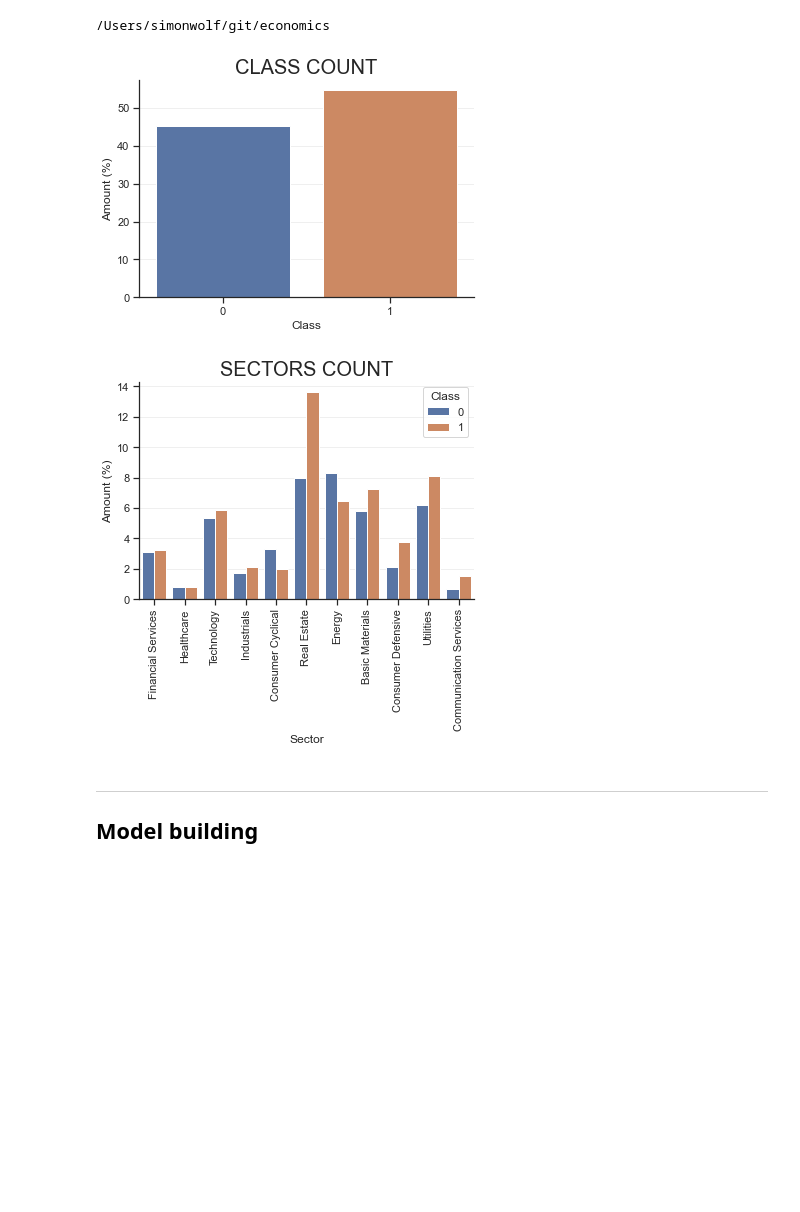
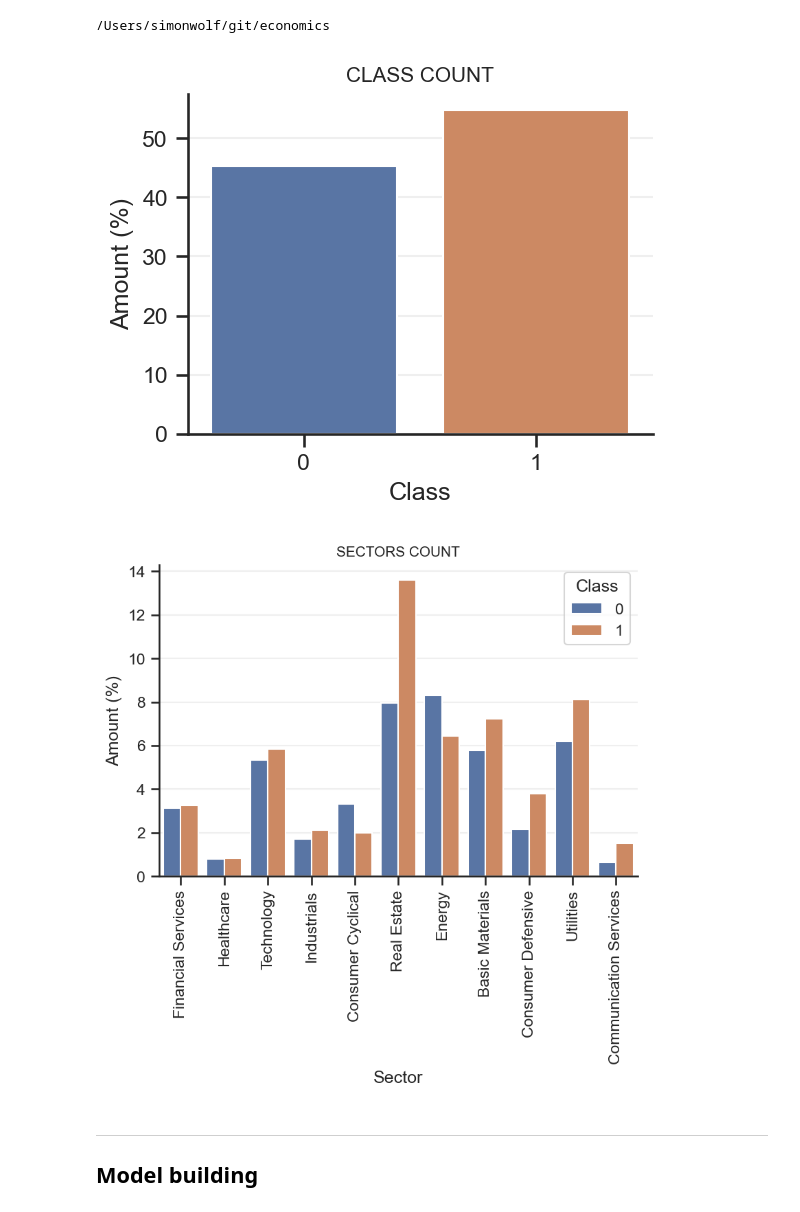
Before and after one commit to Simbonobo/economics, a Jupyter notebook: notebooks/Prediction.ipynb, the cells around one changed output. Drawn from its saved outputs; the diff is of its cells as text; code cells hidden in the pictures; blank space fills up the shorter version.

```diff
--- a/notebooks/Prediction.ipynb
+++ b/notebooks/Prediction.ipynb
@@ -19,11 +19,13 @@ from sklearn.metrics import classification_report
 from sklearn.metrics import confusion_matrix
 from sklearn.metrics import ConfusionMatrixDisplay
 from scipy.stats import loguniform
+from sklearn.linear_model import LogisticRegression
 
 # sns.set_theme(style="whitegrid")
 
 custom_params = {"axes.spines.right": False, "axes.spines.top": False}
 sns.set_theme(style="ticks", rc=custom_params)
+plt.rcParams['figure.dpi'] = 150
 # %%
 df = utils.read_csv()
 
@@ -31,27 +33,31 @@ df[["Stock", "Sector", "Class", "Year"]] = df[["Stock", "Sector", "Class", "Year
 # %%
 # Plot class distribution
 df_class = df['Class'].value_counts() / df.shape[0] * 100
+fig = plt.figure(figsize=(4,3))
 sns.barplot([1,0], df_class)
 plt.ylabel('Amount (%)')
 plt.xlabel('Class')
 plt.grid(alpha=0.3, axis='y')
-plt.title('CLASS COUNT', fontsize=20)
+plt.title('CLASS COUNT', fontsize=10)
+plt.savefig("class_count_pred.png", bbox_inches="tight")
 plt.show()
 
 # Plot sector distribution
 df_sector = df[['Sector', 'Class']].value_counts() / df.shape[0] * 100
 df_sector.to_frame()
 df_sector = df_sector.reset_index()
+fig = plt.figure(figsize=(6,4))
 sns.barplot(x='Sector', y=df_sector.iloc[:,2], hue='Class', data=df_sector)
 plt.ylabel('Amount (%)')
 plt.xlabel('Sector')
 plt.xticks(np.arange(len(df_sector["Sector"].unique())), df_sector["Sector"].unique(), rotation=90)
 plt.grid(alpha=0.3, axis='y')
-plt.title('SECTORS COUNT', fontsize=20)
+plt.title('SECTORS COUNT', fontsize=10)
+fig.savefig("sector_count_pred.png", bbox_inches="tight")
 plt.show()
 # %% [output]
-[figure, old version]
+[figure, new version]
-[figure, old version]
+[figure, new version]
 # %%
 #Train - Test Split
 
```
Also changed, not shown: parts of 30 cells of this notebook.
